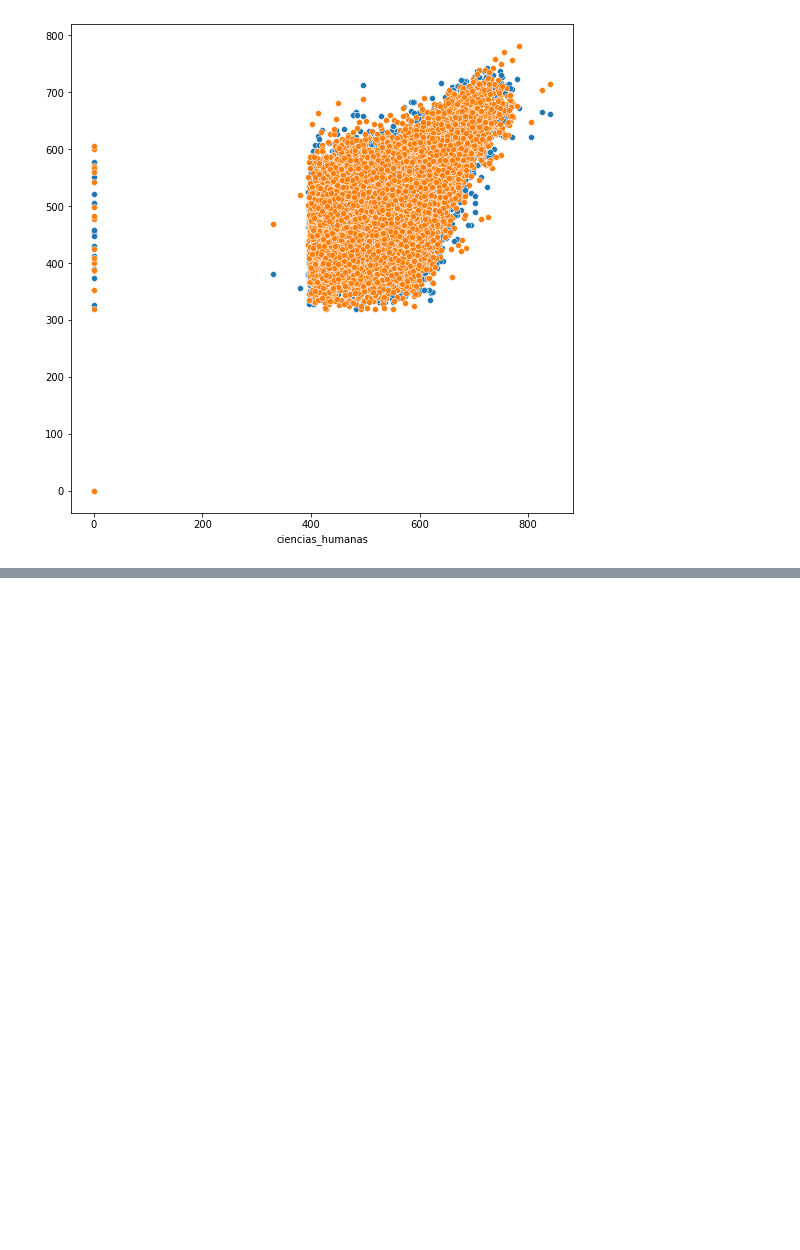
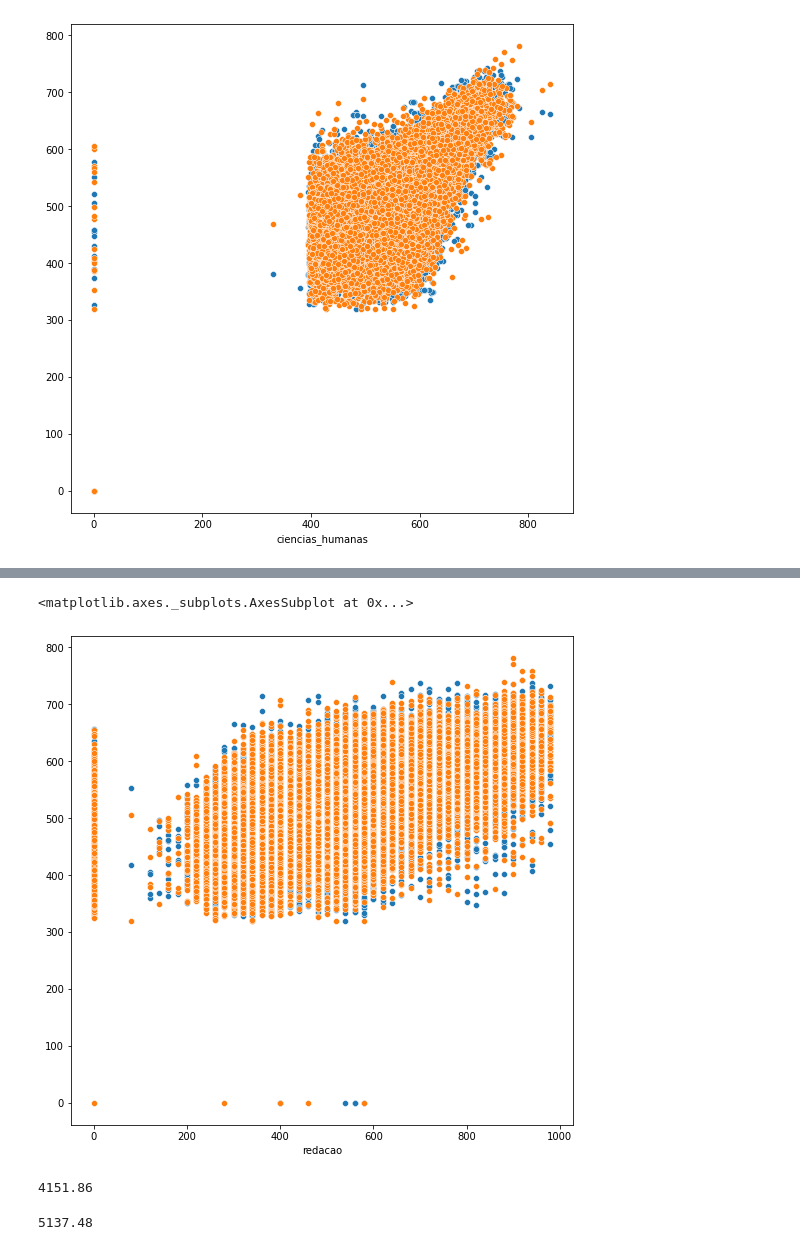
Before and after one commit to Math-maz/projeto_final_IC, a Jupyter notebook: projeto_final.ipynb, the cells around one changed output, grey strips where cells are left out. Cells and saved outputs as stored; diff of their text form; code cells hidden in the pictures; blank space fills up the shorter version.

```diff
--- a/projeto_final.ipynb
+++ b/projeto_final.ipynb
@@ -149,0 +177,23 @@ sns.scatterplot(x=x_teste['ciencias_humanas'], y=y_teste.values)
+# %%
+plt.figure(figsize=(9,9))
+sns.scatterplot(x=x_teste['redacao'], y=predicoes_notas_linguagem)
+sns.scatterplot(x=x_teste['redacao'], y=y_teste.values)
+# %% [output]
+<matplotlib.axes._subplots.AxesSubplot at 0x...>
+[figure, added]
+# %%
+from sklearn.metrics import mean_squared_error
+
+mean_squared_error(y_teste, predicoes_notas_linguagem)
+# %% [output]
+4151.86
+# %%
+from sklearn.dummy import DummyRegressor
+
+modelo_dummy = DummyRegressor()
+modelo_dummy.fit(x_treino, y_treino)
+dummy_predicoes = modelo_dummy.predict(x_teste)
+
+mean_squared_error(y_teste, dummy_predicoes)
+# %% [output]
+5137.48
```
Also changed, not shown: parts of 6 cells of this notebook.
